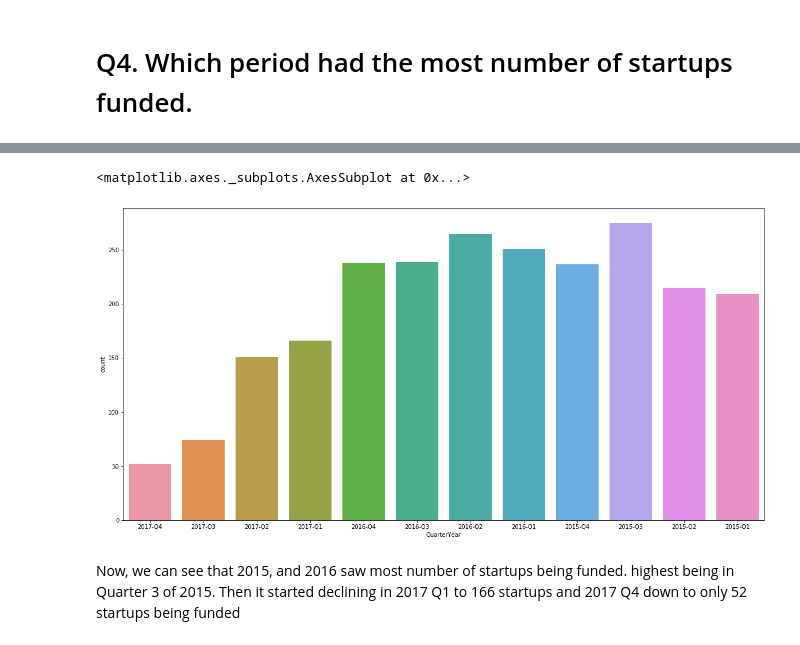
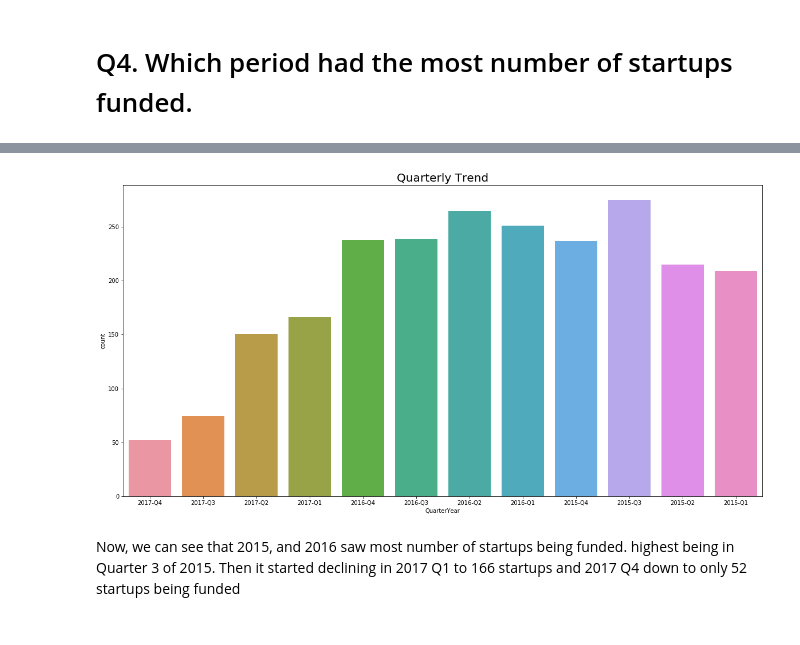
Before and after one commit to kunal-gohrani/Indian-Startup-Ecosystem-Analysis, a Jupyter notebook: Indian-Startup-Ecosystem-Analysis.ipynb, the cells around one changed output, grey strips where cells are left out. Drawn from its saved outputs; the diff is of its cells as text; code cells hidden in the pictures.

```diff
--- a/Indian-Startup-Ecosystem-Analysis.ipynb
+++ b/Indian-Startup-Ecosystem-Analysis.ipynb
@@ -600,10 +600,11 @@ QuarterYear
 Name: StartupName, dtype: int64
 # %%
 plt.figure(figsize=(20,10))
+plt.title('Quarterly Trend',fontsize=20)
 sns.countplot(x='QuarterYear',data=data)
+plt.savefig('QuarterlyTrend.png',dpi=300)
 # %% [output]
-<matplotlib.axes._subplots.AxesSubplot at 0x...>
-[figure, old version]
+[figure, new version]
 # %% [markdown]
 Now, we can see that 2015, and 2016 saw most number of startups being funded. highest being in Quarter 3 of 2015. Then it started declining in 2017 Q1 to 166 startups and 2017 Q4 down to only 52 startups being funded
 # %% [markdown]
```
Also changed, not shown: parts of 27 cells of this notebook.
